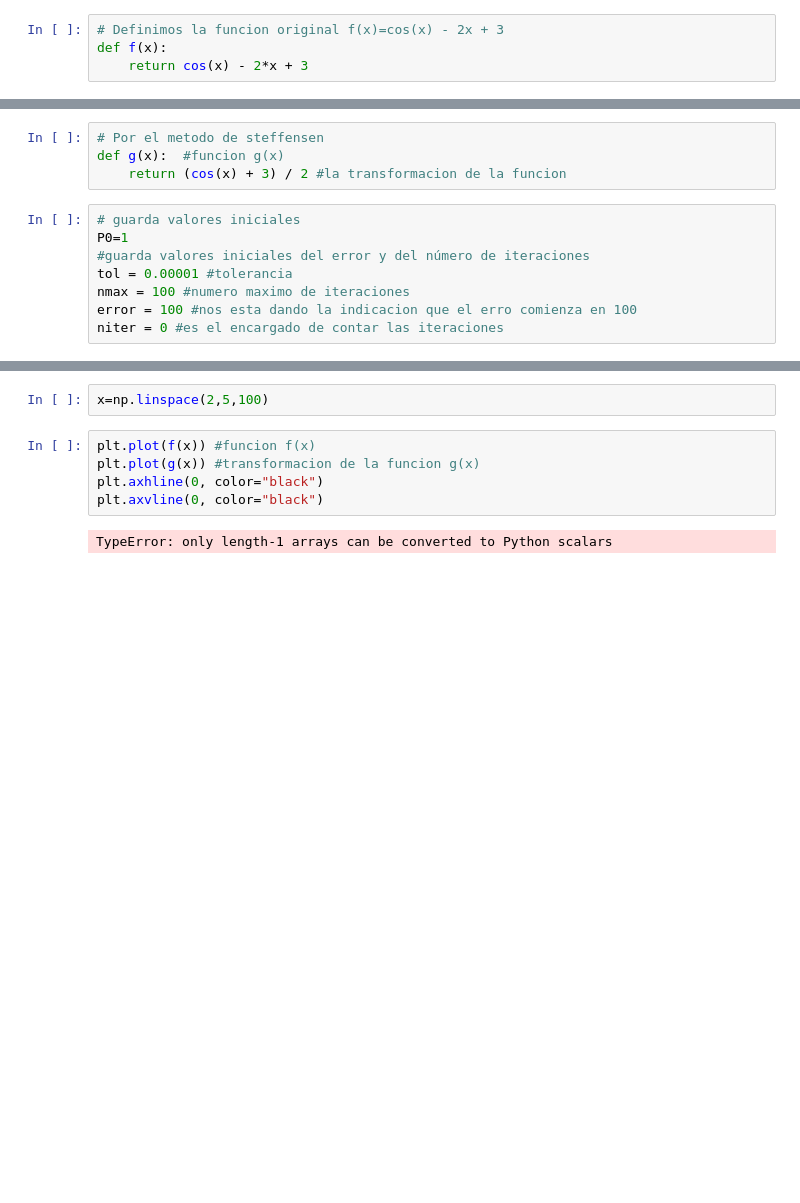
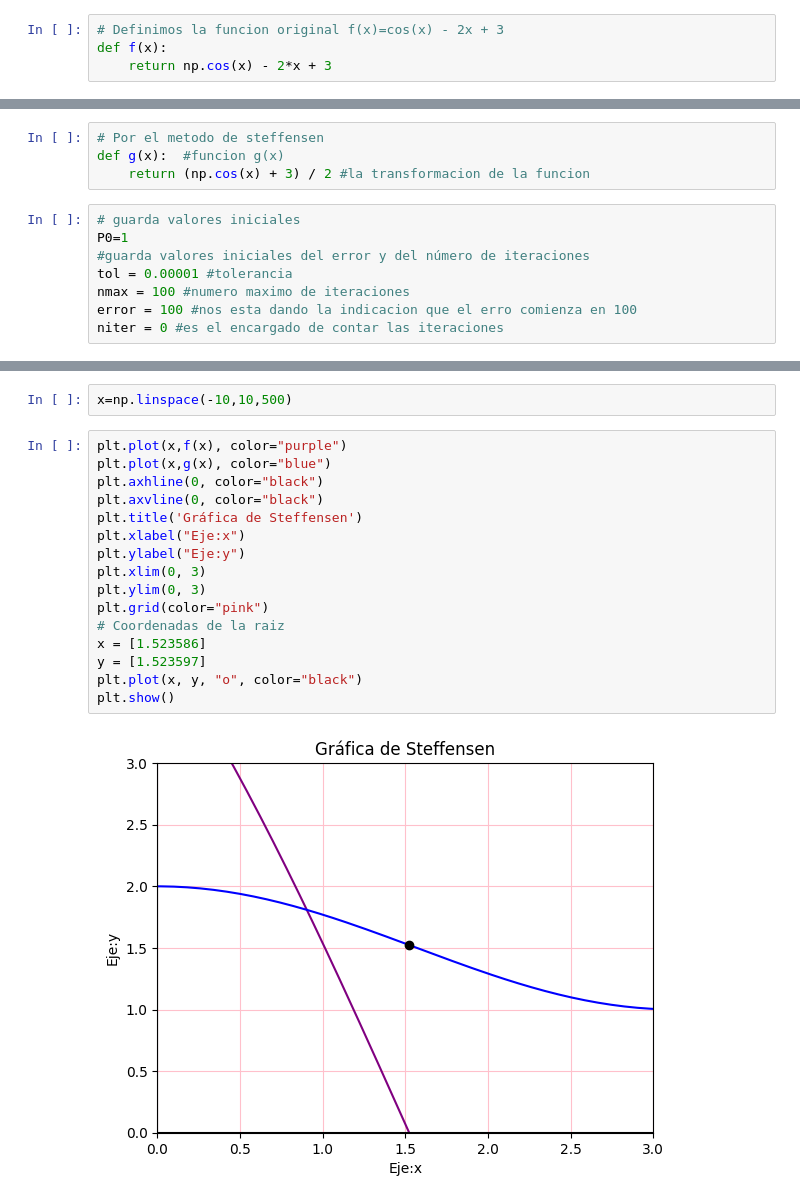
Before and after one commit to RamirezCazaresCristianOmar/M-todos-Num-ricos-1, a Jupyter notebook: Metodo_de_Steffensen.ipynb, the cells around one changed output, grey strips where cells are left out. Drawn from its saved outputs; the diff is of its cells as text; blank space fills up the shorter version.

```diff
--- a/Metodo_de_Steffensen.ipynb
+++ b/Metodo_de_Steffensen.ipynb
@@ -11,5 +11,5 @@ import matplotlib . pyplot as plt
 # %%
 # Definimos la funcion original f(x)=cos(x) - 2x + 3
 def f(x):
-    return cos(x) - 2*x + 3
+    return np.cos(x) - 2*x + 3
 # %% [markdown]
@@ -17,7 +17,7 @@ def f(x):
 # %%
 # Por el metodo de steffensen
 def g(x):  #funcion g(x)
-    return (cos(x) + 3) / 2 #la transformacion de la funcion
+    return (np.cos(x) + 3) / 2 #la transformacion de la funcion
 # %%
 # guarda valores iniciales
 P0=1
@@ -64,9 +79,20 @@ La solución exacta utilizando el método de steffensen en el intervalo [1,2] pa
 # %%
-x=np.linspace(2,5,100)
+x=np.linspace(-10,10,500)
-# %%
-plt.plot(f(x)) #funcion f(x)
-plt.plot(g(x)) #transformacion de la funcion g(x)
-plt.axhline(0, color="black")
-plt.axvline(0, color="black")
-# %% [output]
-TypeError: only length-1 arrays can be converted to Python scalars
+# %%
+plt.plot(x,f(x), color="purple")
+plt.plot(x,g(x), color="blue")
+plt.axhline(0, color="black")
+plt.axvline(0, color="black")
+plt.title('Gráfica de Steffensen')
+plt.xlabel("Eje:x")
+plt.ylabel("Eje:y")
+plt.xlim(0, 3)
+plt.ylim(0, 3)
+plt.grid(color="pink")
+# Coordenadas de la raiz
+x = [1.523586]
+y = [1.523597]
+plt.plot(x, y, "o", color="black")
+plt.show()
+# %% [output]
+[figure, added]
```
Also changed, not shown: parts of 4 cells of this notebook.
